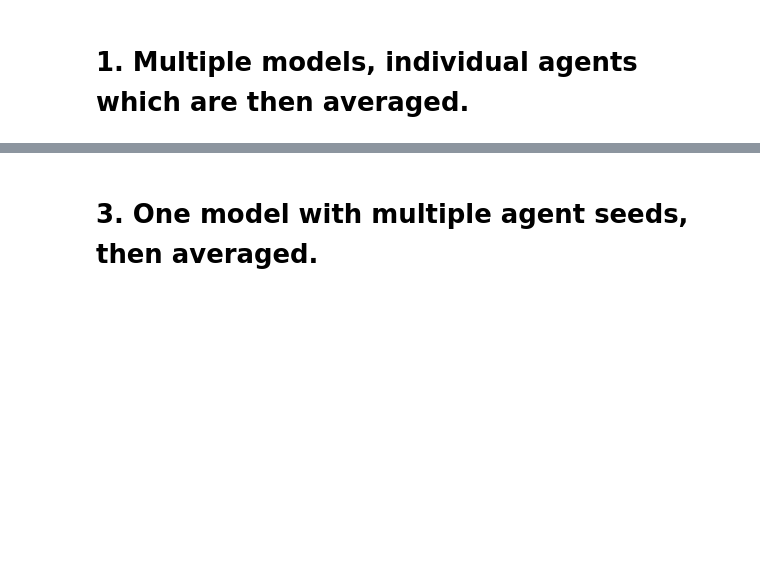
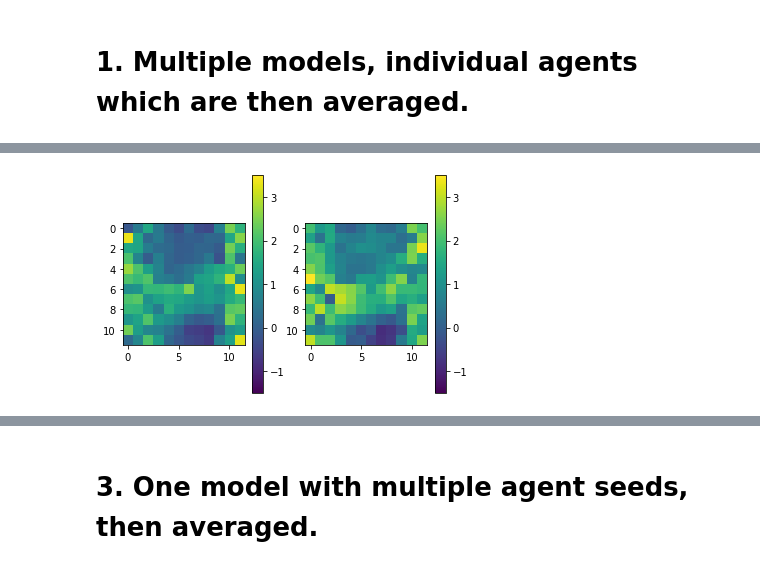
Before and after one commit to ccli3896/RLWorms, a Jupyter notebook: 12_19_homeTesting/RunThings.ipynb, the cells around one changed output, grey strips where cells are left out. Saved outputs shown, nothing was run; the diff lists cells and outputs as text; code cells hidden in the pictures; blank space fills up the shorter version.

```diff
--- a/12_19_homeTesting/RunThings.ipynb
+++ b/12_19_homeTesting/RunThings.ipynb
@@ -162,7 +164,7 @@ agts.append(tab.Q_Alpha_Agent(
     epsilon=0.01,
     alpha=0.01,))
 lnr = mba.Learner(agts[0],'noprocs',
-                 worm_pars={'num_models':1,'frac':1},
+                 worm_pars={'num_models':10,'frac':1},
                  num_steps=1000,
                  eval_steps=1000)
 lnr.make_mod_and_env(dh)
@@ -291,5 +293,13 @@ Rand: 0.5438454005201985, Det: 0.5095369184335135
 #### test_model(lnr) # lookahead 10, gap 1, prev 3 WITH DATA UP TO 18-12-16-39
 On: 0.8090701813945474, Off: 0.4414222892325607,\
 Rand: 0.5788897659546194, Det: 0.5564637323909659
+# %%
+import matplotlib.pyplot as plt
+import copy
+def plot_qtabs(qtab,vmin=None,vmax=None):
+    fig,ax = plt.subplots(1,2)
+    for i in range(2):
+        img = ax[i].imshow(qtab[:,:,i],vmin=vmin,vmax=vmax)
+        fig.colorbar(img,ax=ax[i])
 # %% [markdown]
 # 1. Multiple models, individual agents which are then averaged.
@@ -295,0 +375,4 @@ Rand: 0.5788897659546194, Det: 0.5564637323909659
+# %%
+plot_qtabs(qtabs[0],vmin=-1.5,vmax=3.5)
+# %% [output]
+[figure, added]
```
Also changed, not shown: parts of 22 cells of this notebook, 4 other files.
